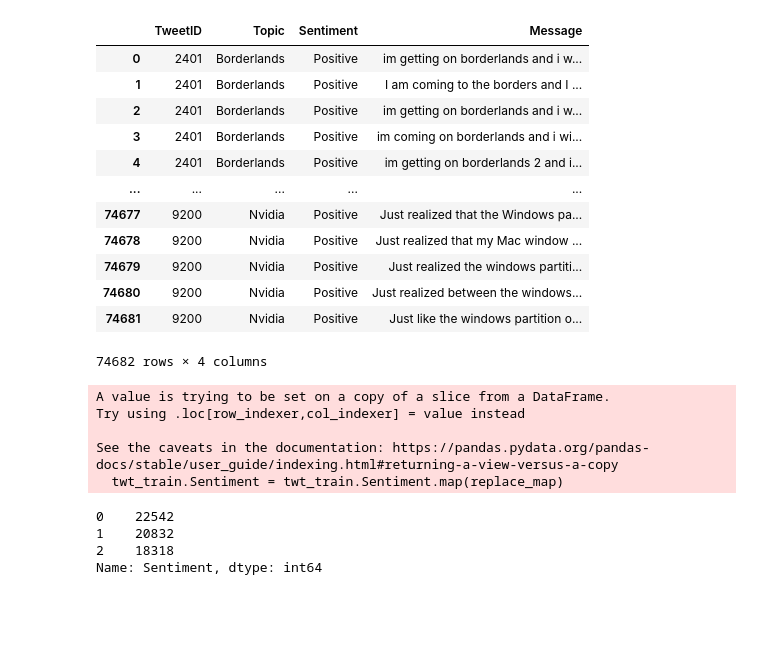
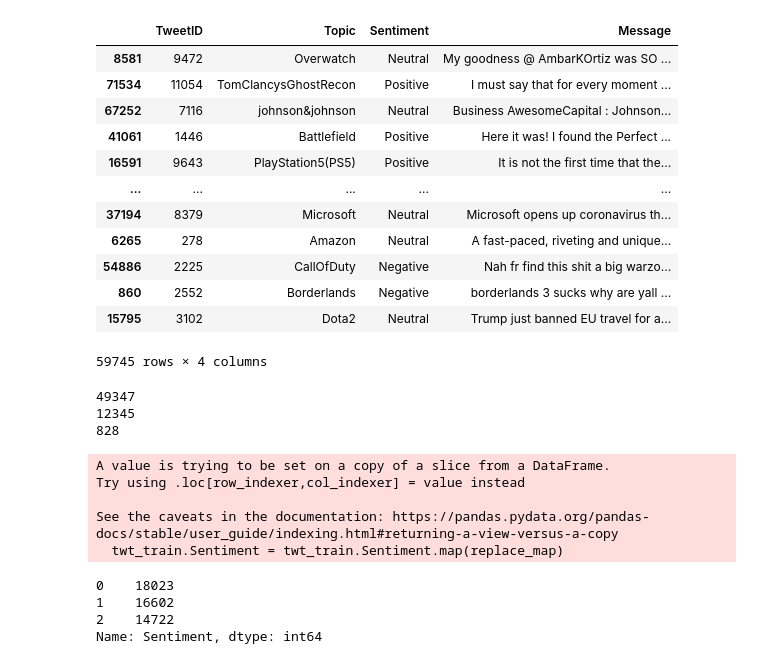
Before and after one commit to Sonimon123/TwitterSentimentNetwork, a Jupyter notebook: Twitter Sentiment Analysis.ipynb, the cells around one changed output. Saved outputs shown, nothing was run; the diff lists cells and outputs as text; code cells hidden in the pictures; blank space fills up the shorter version.

```diff
--- a/Twitter Sentiment Analysis.ipynb
+++ b/Twitter Sentiment Analysis.ipynb
@@ -17,49 +23,59 @@ np.random.seed(42)
 # %%
 twt_train = pd.read_csv('twitter_training.csv', header=None)
 twt_train.columns = ["TweetID", "Topic", "Sentiment", "Message"]
 twt_train["Message"] = twt_train["Message"].astype(str)
+#twt_train = twt_train.drop_duplicates(subset=['TweetID'], keep='first')
+twt_train, twt_valid = train_test_split(twt_train, test_size = 0.20, random_state=rseed)
 
-twt_valid = pd.read_csv('twitter_validation.csv', header=None)
-twt_valid.columns = ["TweetID", "Topic", "Sentiment", "Message"]
-twt_valid["Message"] = twt_valid["Message"].astype(str)
+twt_test = pd.read_csv('twitter_validation.csv', header=None)
+twt_test.columns = ["TweetID", "Topic", "Sentiment", "Message"]
+twt_test["Message"] = twt_test["Message"].astype(str)
 
 twt_train
 # %% [output]
 |  | TweetID | Topic | Sentiment | Message |
-| 0 | 2401 | Borderlands | Positive | im getting on borderlands and i w... |
-| 1 | 2401 | Borderlands | Positive | I am coming to the borders and I ... |
-| 2 | 2401 | Borderlands | Positive | im getting on borderlands and i w... |
-| 3 | 2401 | Borderlands | Positive | im coming on borderlands and i wi... |
-| 4 | 2401 | Borderlands | Positive | im getting on borderlands 2 and i... |
+| 8581 | 9472 | Overwatch | Neutral | My goodness @ AmbarKOrtiz was SO ... |
+| 71534 | 11054 | TomClancysGhostRecon | Positive | I must say that for every moment ... |
+| 67252 | 7116 | johnson&johnson | Neutral | Business AwesomeCapital : Johnson... |
+| 41061 | 1446 | Battlefield | Positive | Here it was! I found the Perfect ... |
+| 16591 | 9643 | PlayStation5(PS5) | Positive | It is not the first time that the... |
 | ... | ... | ... | ... | ... |
-| 74677 | 9200 | Nvidia | Positive | Just realized that the Windows pa... |
-| 74678 | 9200 | Nvidia | Positive | Just realized that my Mac window ... |
-| 74679 | 9200 | Nvidia | Positive | Just realized the windows partiti... |
-| 74680 | 9200 | Nvidia | Positive | Just realized between the windows... |
-| 74681 | 9200 | Nvidia | Positive | Just like the windows partition o... |
+| 37194 | 8379 | Microsoft | Neutral | Microsoft opens up coronavirus th... |
+| 6265 | 278 | Amazon | Neutral | A fast-paced, riveting and unique... |
+| 54886 | 2225 | CallOfDuty | Negative | Nah fr find this shit a big warzo... |
+| 860 | 2552 | Borderlands | Negative | borderlands 3 sucks why are yall ... |
+| 15795 | 3102 | Dota2 | Neutral | Trump just banned EU travel for a... |
-74682 rows × 4 columns
+59745 rows × 4 columns
 # %%
 twt_train = twt_train[twt_train["Sentiment"] != "Irrelevant"]
 twt_valid = twt_valid[twt_valid["Sentiment"] != "Irrelevant"]
+twt_test = twt_test[twt_test["Sentiment"] != "Irrelevant"]
 
 replace_map = {'Negative' : 0,
                'Positive' : 1,
-               'Neutral' : 2,}
+               'Neutral' : 2}
 
 twt_train.Sentiment = twt_train.Sentiment.map(replace_map)
 twt_valid.Sentiment = twt_valid.Sentiment.map(replace_map)
+twt_test.Sentiment = twt_test.Sentiment.map(replace_map)
 
+print(len(twt_train))
+print(len(twt_valid))
+print(len(twt_test))
 twt_train.Sentiment.value_counts()
 # %% [output]
-A value is trying to be set on a copy of a slice from a DataFrame.
-Try using .loc[row_indexer,col_indexer] = value instead
-
-See the caveats in the documentation: https://pandas.pydata.org/pandas-docs/stable/user_guide/indexing.html#returning-a-view-versus-a-copy
-  twt_train.Sentiment = twt_train.Sentiment.map(replace_map)
+49347
+12345
+828
-0    22542
-1    20832
-2    18318
-Name: Sentiment, dtype: int64
+A value is trying to be set on a copy of a slice from a DataFrame.
+Try using .loc[row_indexer,col_indexer] = value instead
+
+See the caveats in the documentation: https://pandas.pydata.org/pandas-docs/stable/user_guide/indexing.html#returning-a-view-versus-a-copy
+  twt_train.Sentiment = twt_train.Sentiment.map(replace_map)
+0    18023
+1    16602
+2    14722
+Name: Sentiment, dtype: int64
 # %%
 X_train = twt_train['Message']
 y_train = twt_train['Sentiment']
```
Also changed, not shown: parts of 25 cells of this notebook, 1 other file.
